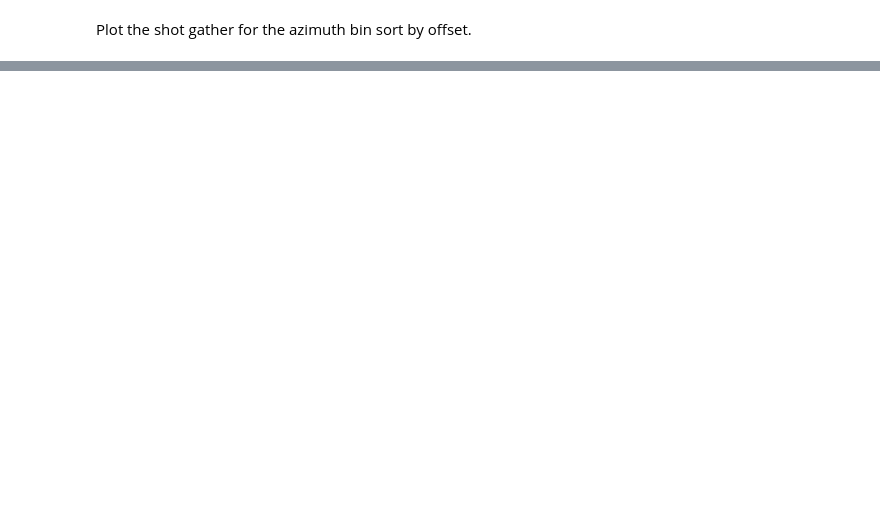
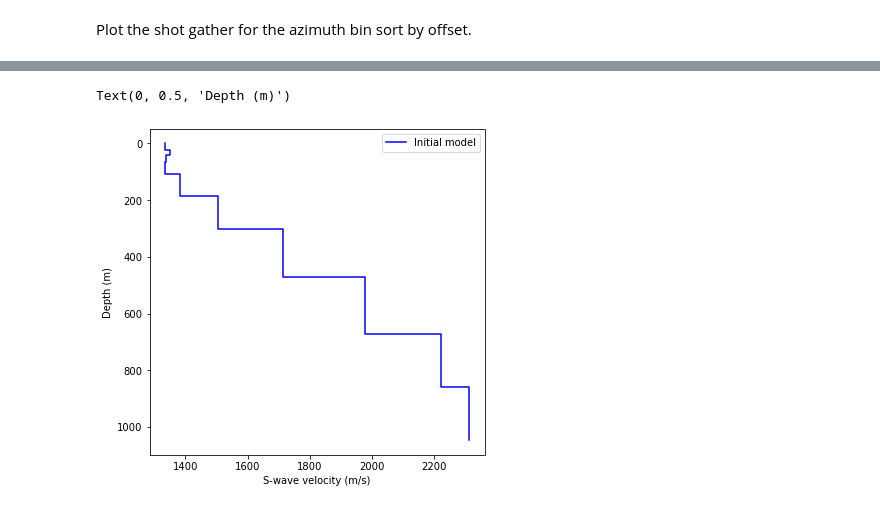
Before and after one commit to Ivanjav/SW_Inversion_3D_Data, a Jupyter notebook: Preproceso.ipynb, the cells around one changed output, grey strips where cells are left out. Drawn from its saved outputs; the diff is of its cells as text; code cells hidden in the pictures; blank space fills up the shorter version.

```diff
--- a/Preproceso.ipynb
+++ b/Preproceso.ipynb
@@ -207,0 +195,13 @@ Text(0, 0.5, 'Phase velocity (m/s)')
+# %%
+Nh=10
+(vsia,hia,zia)=mf.InitialModel(Xobs,Nh)
+plt.rcParams['figure.figsize'] = [6, 6]
+plt.figure()
+plt.step(np.append(vsia,vsia[-1]),zia,label='Initial model',color='blue')
+plt.gca().invert_yaxis()
+plt.legend()
+plt.xlabel("S-wave velocity (m/s)")
+plt.ylabel("Depth (m)")
+# %% [output]
+Text(0, 0.5, 'Depth (m)')
+[figure, added]
```
Also changed, not shown: parts of 9 cells of this notebook, 3 other files.
